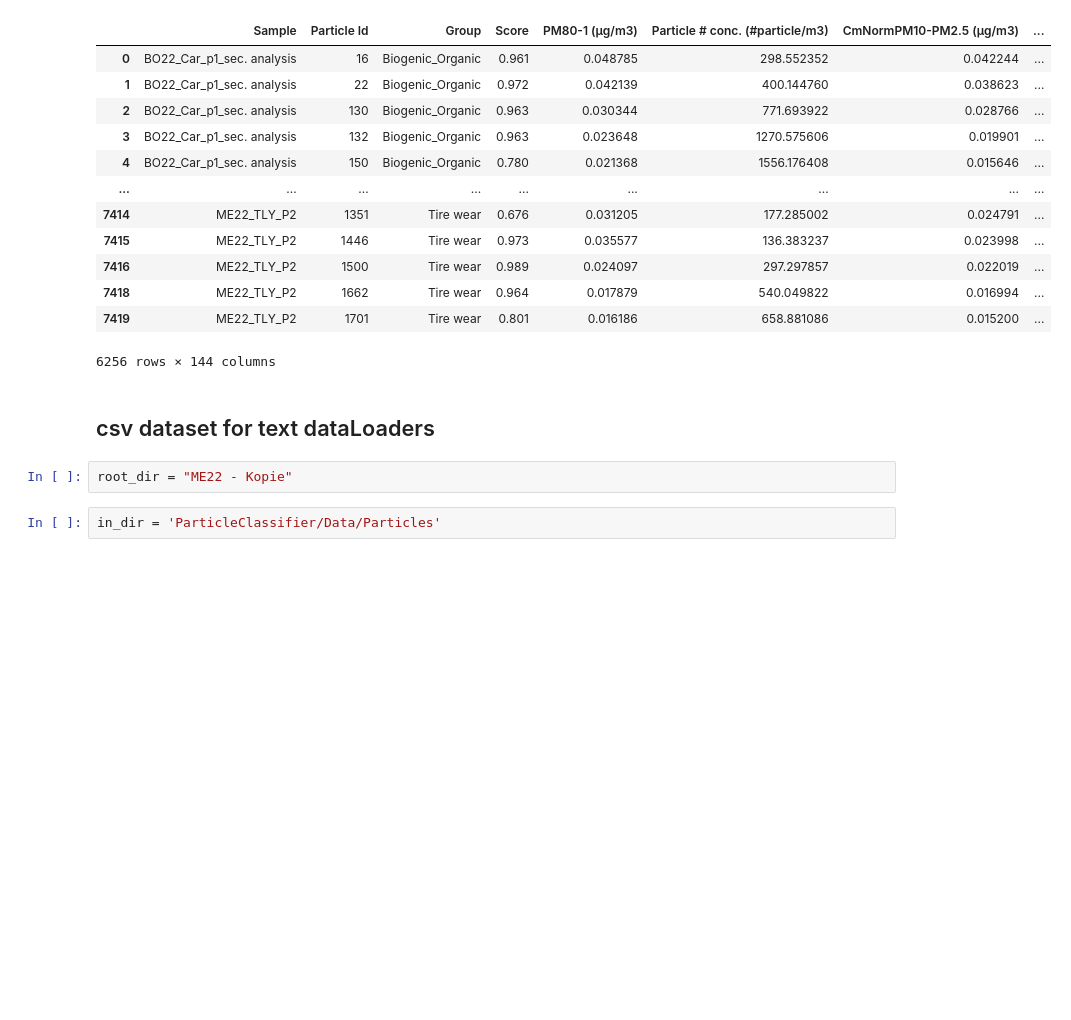
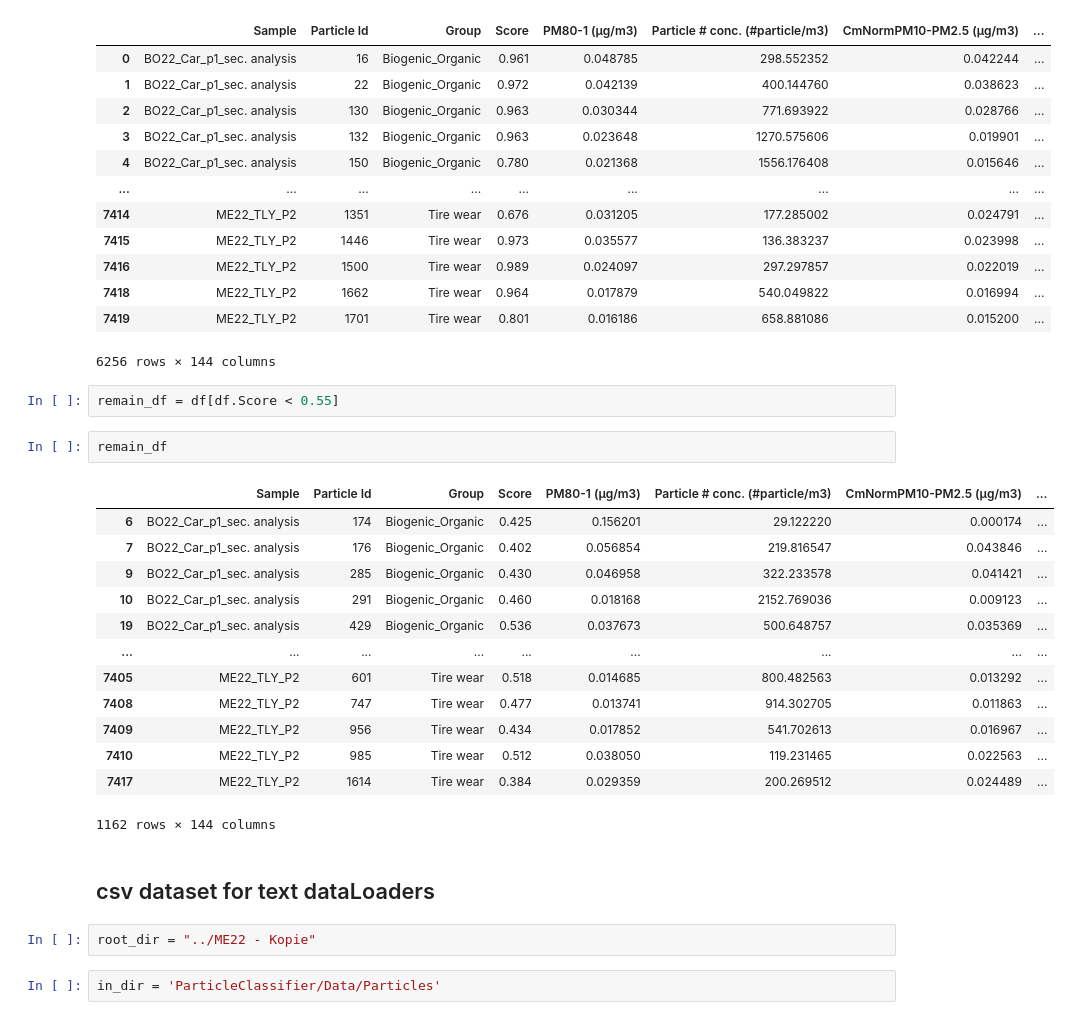
Before and after one commit to drestr30/SEM_Particle_Analyzer, a Jupyter notebook: DataBase ME22.ipynb, the cells around one changed output. Cells and saved outputs as stored; diff of their text form; blank space fills up the shorter version.

```diff
--- a/DataBase ME22.ipynb
+++ b/DataBase ME22.ipynb
@@ -38,10 +38,28 @@ df[df.Score > 0.55]
 | 7418 | ME22_TLY_P2 | 1662 | Tire wear | 0.964 | 0.017879 | 540.049822 | 0.016994 | ... |
 | 7419 | ME22_TLY_P2 | 1701 | Tire wear | 0.801 | 0.016186 | 658.881086 | 0.015200 | ... |
 6256 rows × 144 columns
+# %%
+remain_df = df[df.Score < 0.55]
+# %%
+remain_df
+# %% [output]
+|  | Sample | Particle Id | Group | Score | PM80-1 (µg/m3) | Particle # conc. (#particle/m3) | CmNormPM10-PM2.5 (µg/m3) | ... |
+| 6 | BO22_Car_p1_sec. analysis | 174 | Biogenic_Organic | 0.425 | 0.156201 | 29.122220 | 0.000174 | ... |
+| 7 | BO22_Car_p1_sec. analysis | 176 | Biogenic_Organic | 0.402 | 0.056854 | 219.816547 | 0.043846 | ... |
+| 9 | BO22_Car_p1_sec. analysis | 285 | Biogenic_Organic | 0.430 | 0.046958 | 322.233578 | 0.041421 | ... |
+| 10 | BO22_Car_p1_sec. analysis | 291 | Biogenic_Organic | 0.460 | 0.018168 | 2152.769036 | 0.009123 | ... |
+| 19 | BO22_Car_p1_sec. analysis | 429 | Biogenic_Organic | 0.536 | 0.037673 | 500.648757 | 0.035369 | ... |
+| ... | ... | ... | ... | ... | ... | ... | ... | ... |
+| 7405 | ME22_TLY_P2 | 601 | Tire wear | 0.518 | 0.014685 | 800.482563 | 0.013292 | ... |
+| 7408 | ME22_TLY_P2 | 747 | Tire wear | 0.477 | 0.013741 | 914.302705 | 0.011863 | ... |
+| 7409 | ME22_TLY_P2 | 956 | Tire wear | 0.434 | 0.017852 | 541.702613 | 0.016967 | ... |
+| 7410 | ME22_TLY_P2 | 985 | Tire wear | 0.512 | 0.038050 | 119.231465 | 0.022563 | ... |
+| 7417 | ME22_TLY_P2 | 1614 | Tire wear | 0.384 | 0.029359 | 200.269512 | 0.024489 | ... |
+1162 rows × 144 columns
 # %% [markdown]
 ## csv dataset for text dataLoaders
 # %%
-root_dir = "ME22 - Kopie"
+root_dir = "../ME22 - Kopie"
 # %%
 in_dir = 'ParticleClassifier/Data/Particles'
 # %%
```
Also changed, not shown: parts of 15 cells of this notebook, 8 other files.
